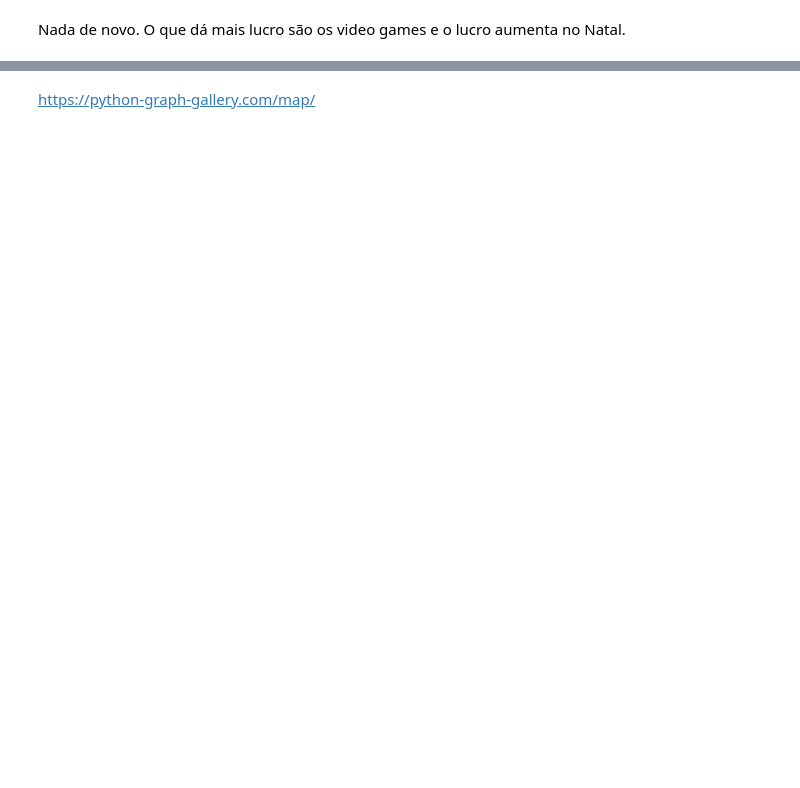
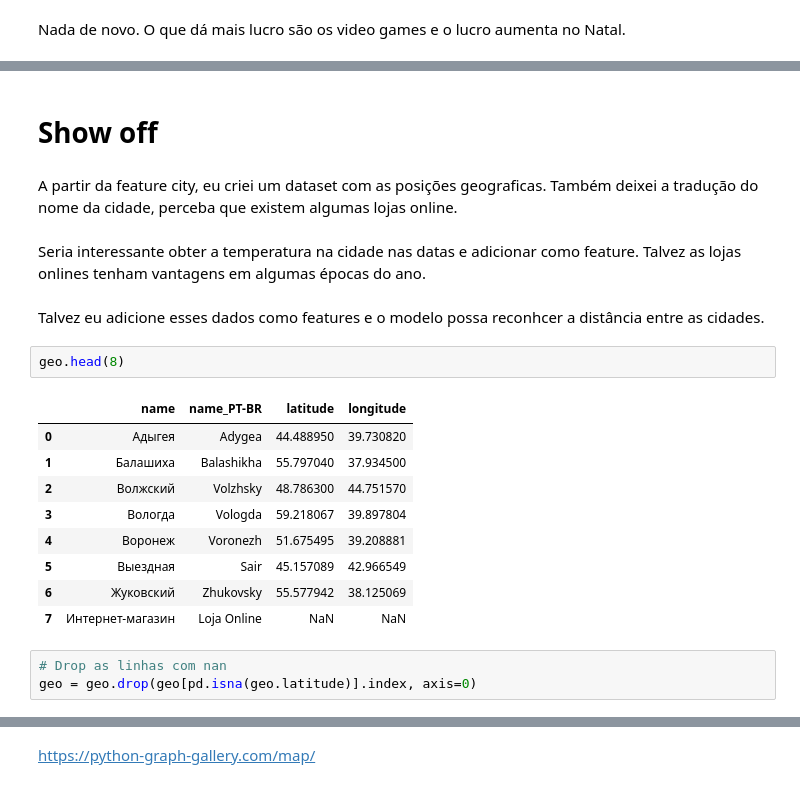
Before and after one commit to RGivisiez/Adv_ML, a Jupyter notebook: 1. EDA.ipynb, the cells around one changed output, grey strips where cells are left out. Drawn from its saved outputs; the diff is of its cells as text; blank space fills up the shorter version.

```diff
--- a/1. EDA.ipynb
+++ b/1. EDA.ipynb
@@ -625,0 +665,23 @@ set(shops['city'])
+# %% [markdown]
+# Show off
+# %% [markdown]
+A partir da feature city, eu criei um dataset com as posições geograficas. Também deixei a tradução do nome da cidade, perceba que existem algumas lojas online.
+# %% [markdown]
+Seria interessante obter a temperatura na cidade nas datas e adicionar como feature. Talvez as lojas onlines tenham vantagens em algumas épocas do ano.
+# %% [markdown]
+Talvez eu adicione esses dados como features e o modelo possa reconhcer a distância entre as cidades.
+# %%
+geo.head(8)
+# %% [output]
+|  | name | name_PT-BR | latitude | longitude |
+| 0 | Адыгея | Adygea | 44.488950 | 39.730820 |
+| 1 | Балашиха | Balashikha | 55.797040 | 37.934500 |
+| 2 | Волжский | Volzhsky | 48.786300 | 44.751570 |
+| 3 | Вологда | Vologda | 59.218067 | 39.897804 |
+| 4 | Воронеж | Voronezh | 51.675495 | 39.208881 |
+| 5 | Выездная | Sair | 45.157089 | 42.966549 |
+| 6 | Жуковский | Zhukovsky | 55.577942 | 38.125069 |
+| 7 | Интернет-магазин | Loja Online | NaN | NaN |
+# %%
+# Drop as linhas com nan
+geo = geo.drop(geo[pd.isna(geo.latitude)].index, axis=0)
```
Also changed, not shown: parts of 18 cells of this notebook, 2 other files.
